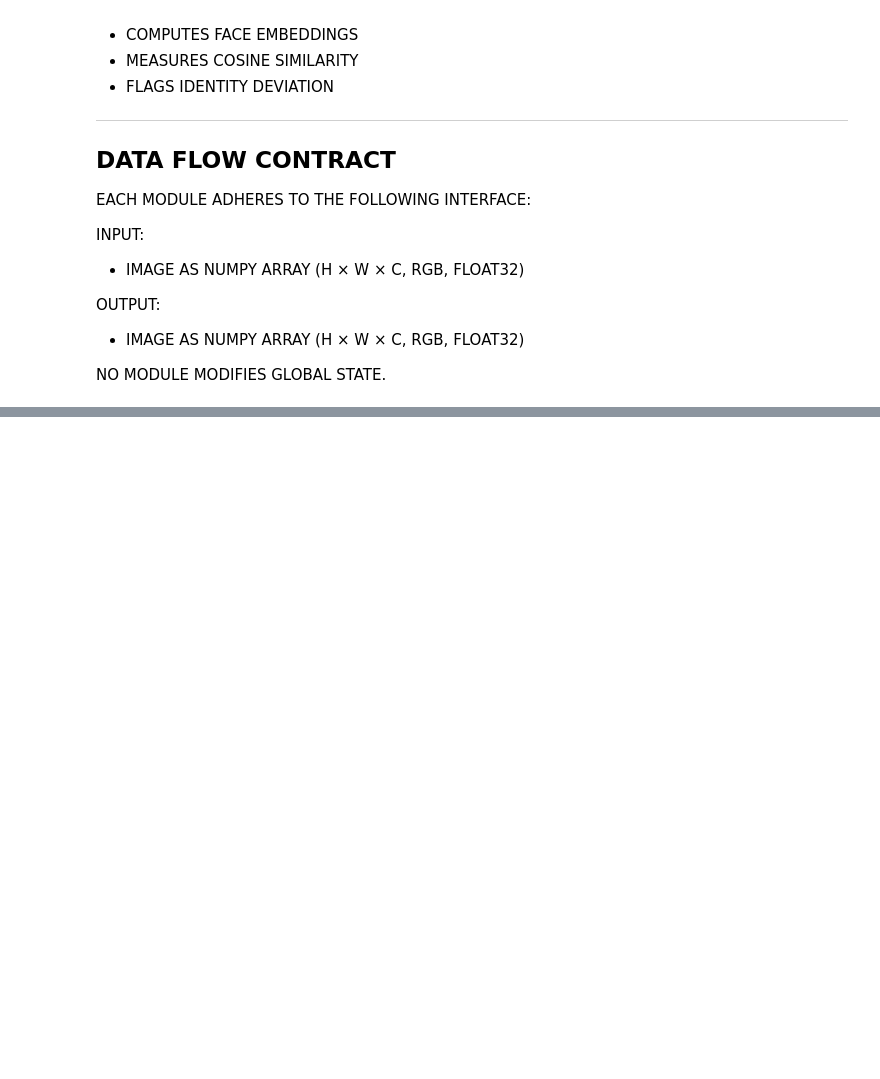
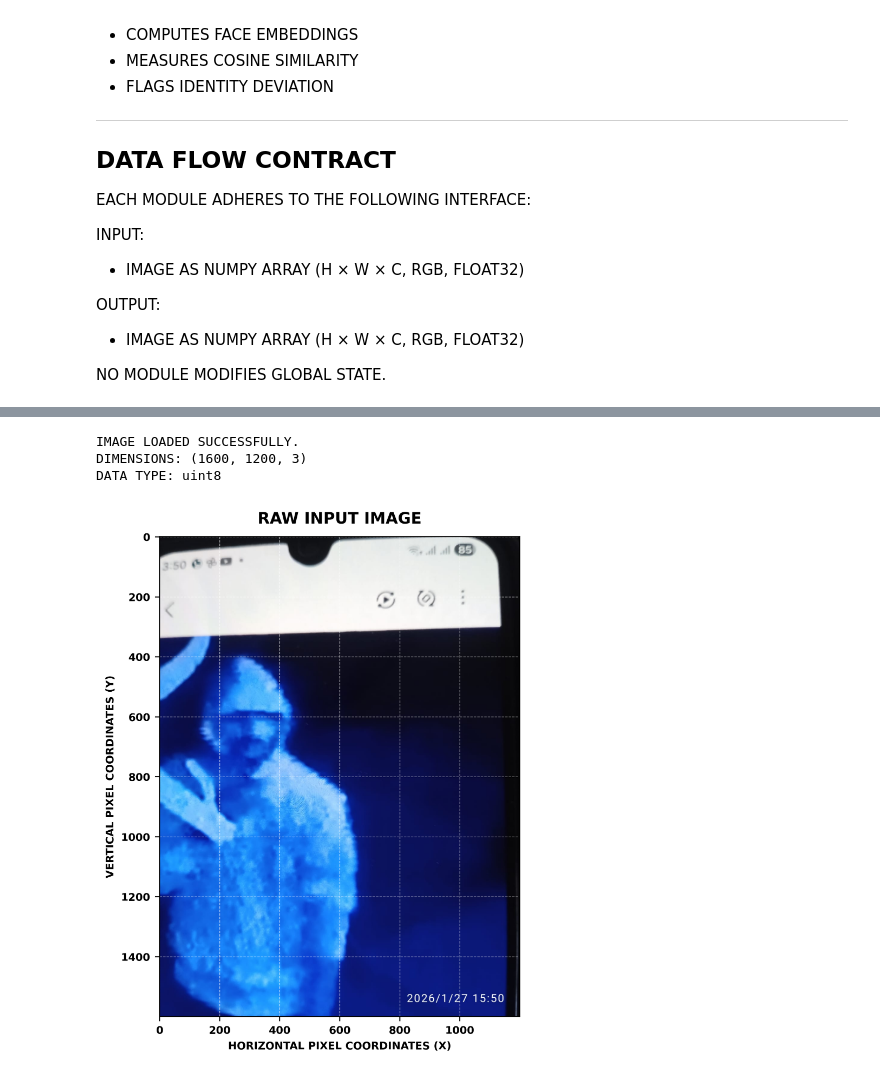
Before and after one commit to DaRkSouL36/FACE-IMAGE-ENHANCEMENT-AND-RESTORATION, a Jupyter notebook: NOTEBOOK.ipynb, the cells around one changed output, grey strips where cells are left out. Saved outputs shown, nothing was run; the diff lists cells and outputs as text; code cells hidden in the pictures; blank space fills up the shorter version.

Commit message:
IMAGE LOADING AND COLOR SPACE CONVERSION

```diff
--- a/NOTEBOOK.ipynb
+++ b/NOTEBOOK.ipynb
@@ -240,0 +250,52 @@ NO MODULE MODIFIES GLOBAL STATE.
+# %%
+# -----------------------------------------------------------------------------
+# DEFINE DATA PATHS
+# -----------------------------------------------------------------------------
+IMG_PATH = os.path.join('DATA', 'FACE IMG.jpeg')
+
+# -----------------------------------------------------------------------------
+# IMAGE LOADING UTILITY
+# -----------------------------------------------------------------------------
+def load_and_preprocess(path):
+    """
+    LOADS AN IMAGE FROM DISK AND CONVERTS IT TO RGB FORMAT.
+
+    ARGS:
+        PATH (STR): RELATIVE PATH TO THE IMAGE FILE.
+
+    RETURNS:
+        IMG_RGB (NUMPY.NDARRAY): THE LOADED IMAGE IN RGB FORMAT.
+        IMG_BGR (NUMPY.NDARRAY): THE ORIGINAL BGR IMAGE (FOR OPENCV OPS).
+    """
+    if not os.path.exists(path):
+        raise FileNotFoundError(f"CRITICAL ERROR: IMAGE NOT FOUND AT {path}")
+
+    # READ IMAGE IN BGR FORMAT
+    img_bgr = cv2.imread(path, cv2.IMREAD_COLOR)
+
+    # CONVERT TO RGB FOR VISUALIZATION AND INFERENCE
+    img_rgb = cv2.cvtColor(img_bgr, cv2.COLOR_BGR2RGB)
+
+    return img_rgb, img_bgr
+
+# -----------------------------------------------------------------------------
+# EXECUTION
+# -----------------------------------------------------------------------------
+try:
+    INPUT_IMG_RGB, INPUT_IMG_BGR = load_and_preprocess(IMG_PATH)
+
+    # PRINT IMAGE STATISTICS FOR DEBUGGING
+    print("IMAGE LOADED SUCCESSFULLY.")
+    print(f"DIMENSIONS: {INPUT_IMG_RGB.shape}")
+    print(f"DATA TYPE: {INPUT_IMG_RGB.dtype}")
+
+    # VISUALIZE THE RAW INPUT
+    display_image(INPUT_IMG_RGB, "RAW INPUT IMAGE")
+
+except Exception as e:
+    print(f"ERROR: {str(e).upper()}")
+# %% [output]
+IMAGE LOADED SUCCESSFULLY.
+DIMENSIONS: (1600, 1200, 3)
+DATA TYPE: uint8
+[figure, added]
```
Also changed, not shown: parts of 1 cell of this notebook.
